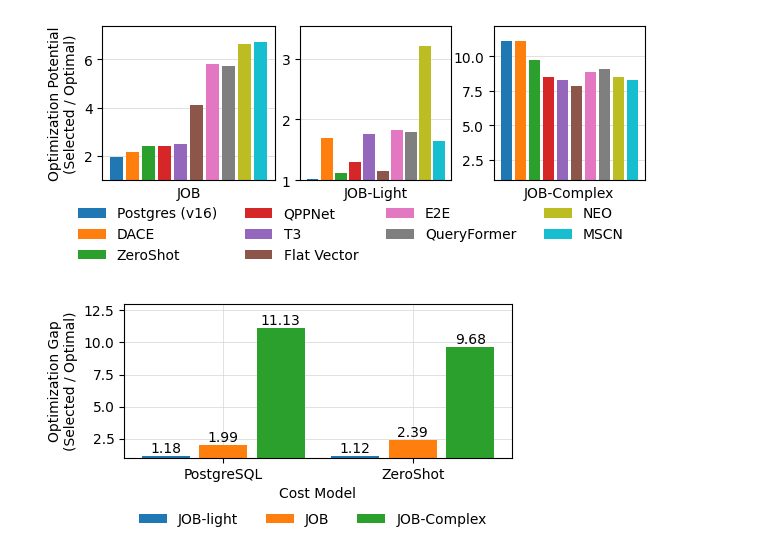
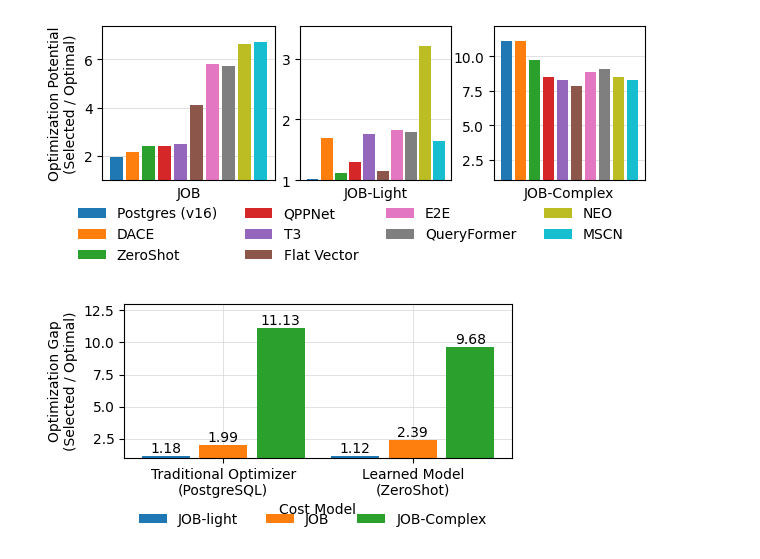
Before and after one commit to DataManagementLab/JOB-Complex, a Jupyter notebook: notebooks/lcm_plot.ipynb, the cells around one changed output. Drawn from its saved outputs; the diff is of its cells as text; code cells hidden in the pictures.

Commit message:
update figures

```diff
--- a/notebooks/lcm_plot.ipynb
+++ b/notebooks/lcm_plot.ipynb
@@ -106,40 +106,40 @@ import numpy as np
 fig, ax = plt.subplots(1, 1, figsize=(5, 2))
 
 optim_potential = {
-    'PostgreSQL': [('JOB-light', 1.18), ('JOB', 1.99), ('JOB-Complex', 11.13)],
-    'ZeroShot': [('JOB-light', 1.12), ('JOB', 2.39), ('JOB-Complex', 9.68)],  # zs
+    'Traditional Optimizer\n(PostgreSQL)': [('JOB-light', 1.18), ('JOB', 1.99), ('JOB-Complex', 11.13)],
+    'Learned Model\n(ZeroShot)': [('JOB-light', 1.12), ('JOB', 2.39), ('JOB-Complex', 9.68)],  # zs
 }
 num_benchmarks = 3
 
 # change dict to: benchmark -> model -> potential
 optim_potential_transposed = defaultdict(dict)
 for model, vals in optim_potential.items():
     for benchmark, potential in vals:
         optim_potential_transposed[benchmark][model] = potential
 
 bar_width = 1 / (num_benchmarks + .3)
 for i, (benchmark, potential) in enumerate(optim_potential_transposed.items()):
     labels = list(potential.keys())
     potential = list(potential.values())
 
     bar = ax.bar(np.arange(len(labels)) + i * bar_width, potential, width=bar_width - 0.05, label=benchmark)
 
     # bar = axs[2].bar(i*0.4,potential, width=bar_width, label=benchmark)
     ax.set_xlabel(f'Cost Model')
     ax.set_ylabel('Optimization Gap\n(Selected / Optimal)')
     ax.set_ylim(bottom=1, top=13)
     ax.set_xticks(np.arange(len(labels)) + bar_width * (len(optim_potential_transposed) - 1) / 2, labels)
 
     # Add value annotation
     ax.bar_label(bar, labels=[f'{p:.2f}' for p in potential], padding=0)
 
 fig.legend(loc='upper left', bbox_to_anchor=(0.13, -0.1), frameon=False, ncols=3)
 
 # Set light mode background and gridlines
 ax.grid(True, color='lightgrey', linewidth=0.7, alpha=0.7)
 ax.set_axisbelow(True)
 fig.show()
-fig.savefig('tmp/optimization_gap_overview.pdf', bbox_inches='tight', dpi=300)
-fig.savefig('../graphics/optimization_gap.jpg', bbox_inches='tight', dpi=300)
+fig.savefig('tmp/optimization_gap_overview_old.pdf', bbox_inches='tight', dpi=300)
+fig.savefig('../graphics/optimization_gap_old.jpg', bbox_inches='tight', dpi=300)
 # %% [output]
-[figure, old version]
+[figure, new version]
```
Also changed, not shown: parts of 1 cell of this notebook, 6 other files.
